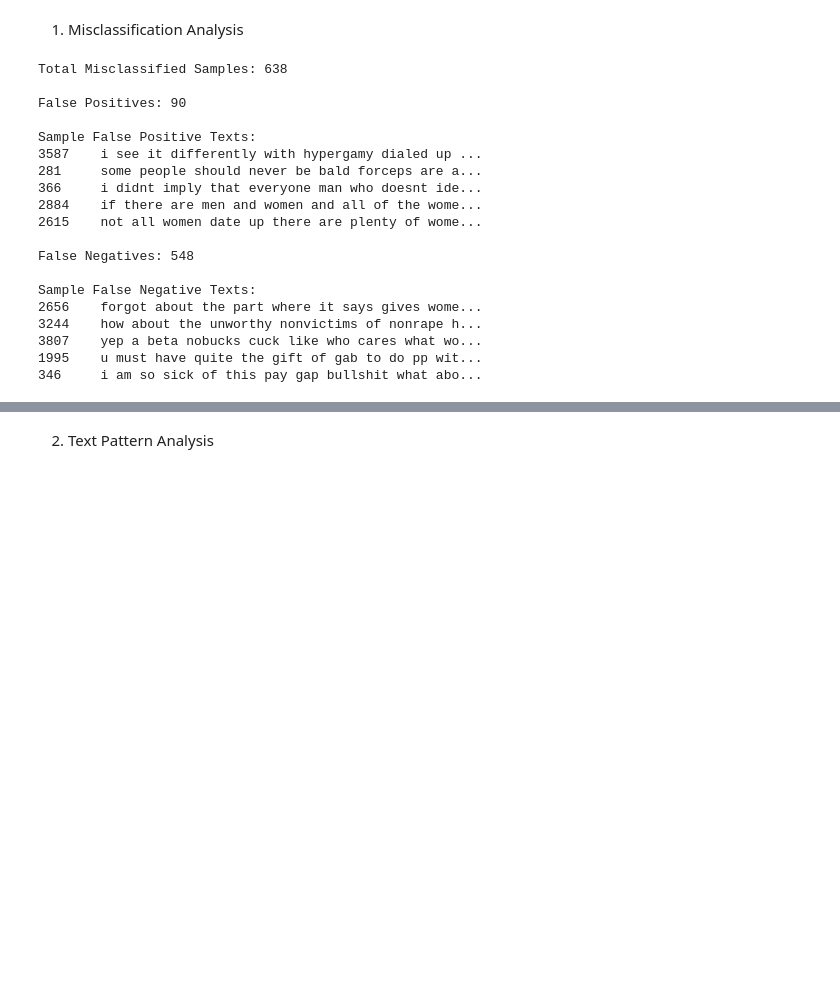
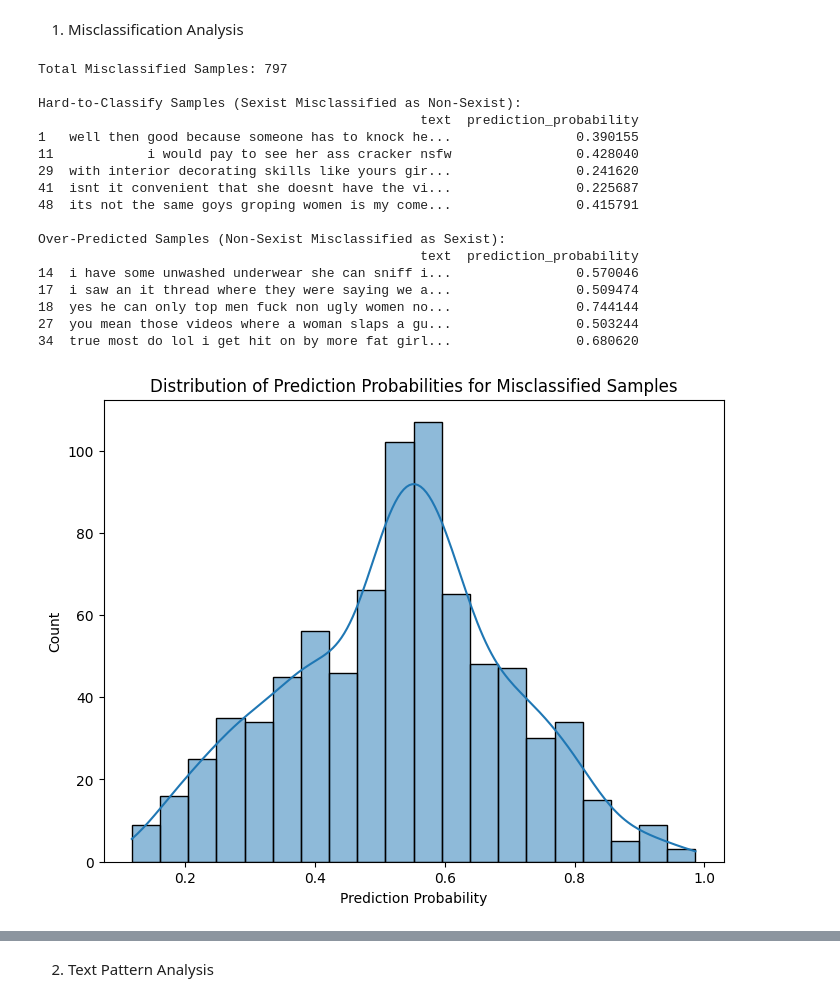
Before and after one commit to bayani2099/NLP-2025, a Jupyter notebook: Project/Code/Analysis_NonDlModels.ipynb, the cells around one changed output, grey strips where cells are left out. Drawn from its saved outputs; the diff is of its cells as text; code cells hidden in the pictures; blank space fills up the shorter version.

Commit message:
more qualitative Analysis of the logistic regression model and saved the misclassifications in a csv file

```diff
--- a/Project/Code/Analysis_NonDlModels.ipynb
+++ b/Project/Code/Analysis_NonDlModels.ipynb
@@ -213,39 +248,47 @@ plt.show()
 ### Qualitative Analysis
 # %% [markdown]
 1. Misclassification Analysis
-# %%
-
-misclassified = data[data['true_label'] != data['predicted_label']]
-print(f"Total Misclassified Samples: {len(misclassified)}")
-
-# False Positives (Predicted Sexist but Actually Not)
-false_positives = misclassified[misclassified['predicted_label'] == 1]
-print(f"\nFalse Positives: {len(false_positives)}")
-print("\nSample False Positive Texts:")
-print(false_positives['text'].sample(min(5, len(false_positives))).to_string())
-
-# False Negatives (Predicted Not Sexist but Actually Sexist)
-false_negatives = misclassified[misclassified['predicted_label'] == 0]
-print(f"\nFalse Negatives: {len(false_negatives)}")
-print("\nSample False Negative Texts:")
-print(false_negatives['text'].sample(min(5, len(false_negatives))).to_string())
-# %% [output]
-Total Misclassified Samples: 638
-
-False Positives: 90
-
-Sample False Positive Texts:
-3587    i see it differently with hypergamy dialed up ...
-281     some people should never be bald forceps are a...
-366     i didnt imply that everyone man who doesnt ide...
-2884    if there are men and women and all of the wome...
-2615    not all women date up there are plenty of wome...
-
-False Negatives: 548
-
-Sample False Negative Texts:
-2656    forgot about the part where it says gives wome...
-3244    how about the unworthy nonvictims of nonrape h...
-3807    yep a beta nobucks cuck like who cares what wo...
-1995    u must have quite the gift of gab to do pp wit...
-346     i am so sick of this pay gap bullshit what abo...
+# %%
+
+# --- Filter Misclassified Samples ---
+misclassified = data[data['true_label'] != data['predicted_label']]
+
+print("Total Misclassified Samples:", len(misclassified))
+
+
+# Identify Hard-to-Classify Samples (True Label = 1, but classified as 0)
+hard_samples = misclassified[(misclassified['true_label'] == 1) & (misclassified['predicted_label'] == 0)]
+print("\nHard-to-Classify Samples (Sexist Misclassified as Non-Sexist):")
+print(hard_samples[['text', 'prediction_probability']].head(5))
+
+# Identify Over-Predicted Samples (True Label = 0, but classified as 1)
+over_predicted = misclassified[(misclassified['true_label'] == 0) & (misclassified['predicted_label'] == 1)]
+print("\nOver-Predicted Samples (Non-Sexist Misclassified as Sexist):")
+print(over_predicted[['text', 'prediction_probability']].head(5))
+
+# --- Misclassification Confidence Distribution ---
+plt.figure(figsize=(8, 6))
+sns.histplot(misclassified['prediction_probability'], bins=20, kde=True)
+plt.title("Distribution of Prediction Probabilities for Misclassified Samples")
+plt.xlabel("Prediction Probability")
+plt.ylabel("Count")
+plt.show()
+# %% [output]
+Total Misclassified Samples: 797
+
+Hard-to-Classify Samples (Sexist Misclassified as Non-Sexist):
+                                                 text  prediction_probability
+1   well then good because someone has to knock he...                0.390155
+11            i would pay to see her ass cracker nsfw                0.428040
+29  with interior decorating skills like yours gir...                0.241620
+41  isnt it convenient that she doesnt have the vi...                0.225687
+48  its not the same goys groping women is my come...                0.415791
+
+Over-Predicted Samples (Non-Sexist Misclassified as Sexist):
+                                                 text  prediction_probability
+14  i have some unwashed underwear she can sniff i...                0.570046
+17  i saw an it thread where they were saying we a...                0.509474
+18  yes he can only top men fuck non ugly women no...                0.744144
+27  you mean those videos where a woman slaps a gu...                0.503244
+34  true most do lol i get hit on by more fat girl...                0.680620
+[figure, added]
```
Also changed, not shown: parts of 15 cells of this notebook, 3 other files.
